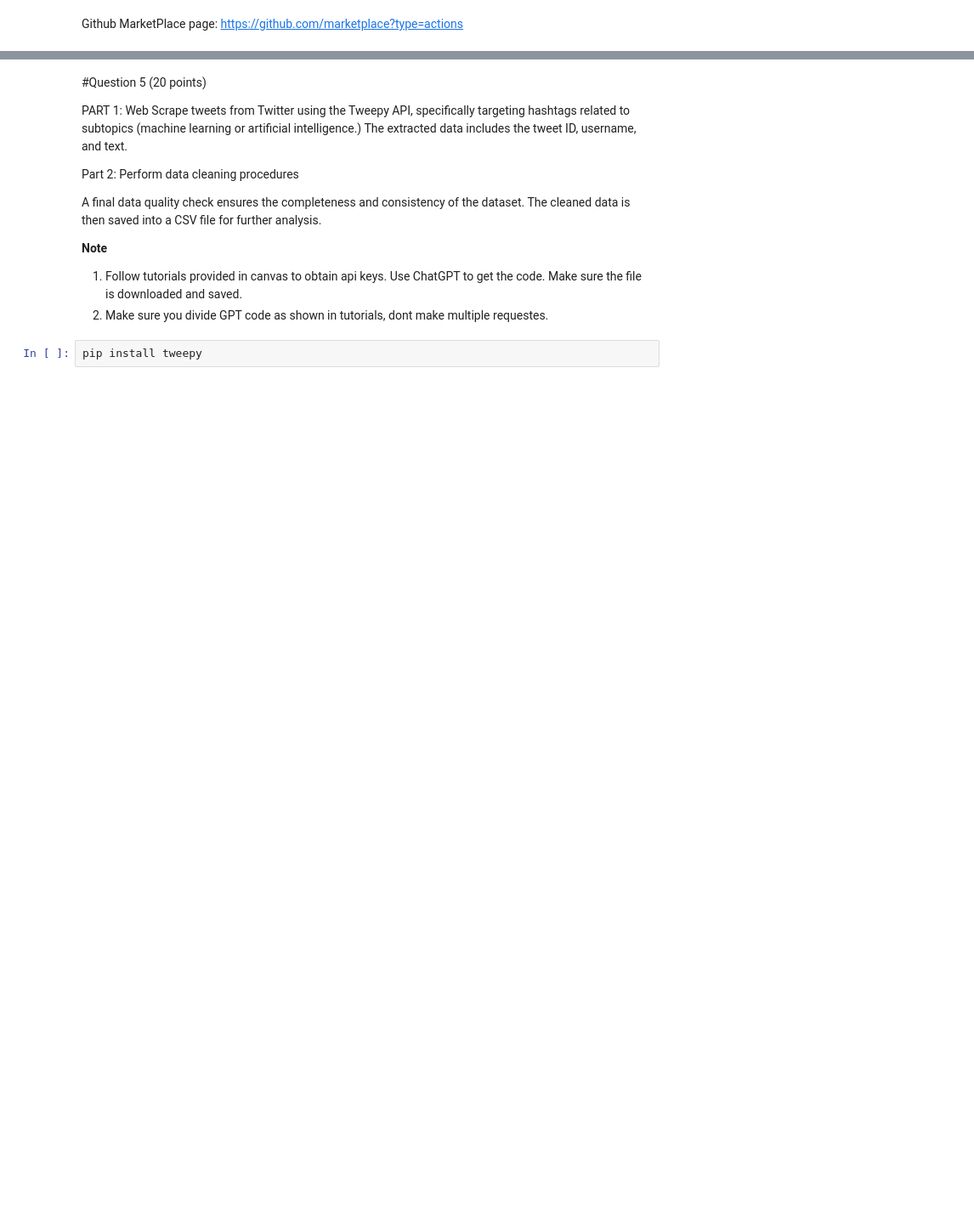
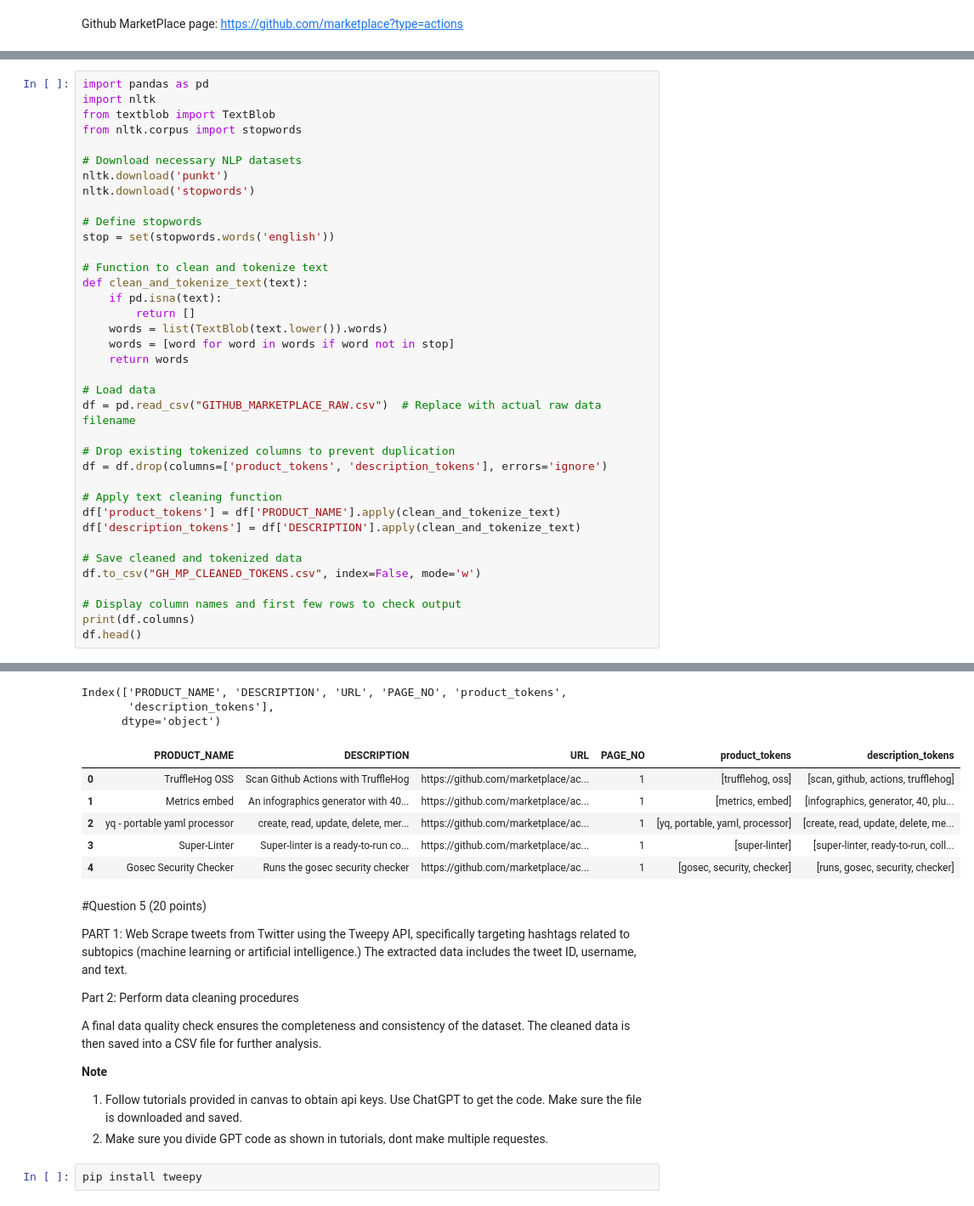
Before and after one commit to NikhilaArutla/Nikhila_INFO5731_Spring2025, a Jupyter notebook: Arutla_Nikhila_Assignment_02.ipynb, the cells around one changed output, grey strips where cells are left out. Shown at 85% size. Cells and saved outputs as stored; diff of their text form; blank space fills up the shorter version.

```diff
--- a/Arutla_Nikhila_Assignment_02.ipynb
+++ b/Arutla_Nikhila_Assignment_02.ipynb
@@ -432,0 +517,38 @@ https://github.com/marketplace?type=actions
+# %%
+import pandas as pd
+import nltk
+from textblob import TextBlob
+from nltk.corpus import stopwords
+
+# Download necessary NLP datasets
+nltk.download('punkt')
+nltk.download('stopwords')
+
+# Define stopwords
+stop = set(stopwords.words('english'))
+
+# Function to clean and tokenize text
+def clean_and_tokenize_text(text):
+    if pd.isna(text):
+        return []
+    words = list(TextBlob(text.lower()).words)
+    words = [word for word in words if word not in stop]
+    return words
+
+# Load data
+df = pd.read_csv("GITHUB_MARKETPLACE_RAW.csv")  # Replace with actual raw data filename
+
+# Drop existing tokenized columns to prevent duplication
+df = df.drop(columns=['product_tokens', 'description_tokens'], errors='ignore')
+
+# Apply text cleaning function
+df['product_tokens'] = df['PRODUCT_NAME'].apply(clean_and_tokenize_text)
+df['description_tokens'] = df['DESCRIPTION'].apply(clean_and_tokenize_text)
+
+# Save cleaned and tokenized data
+df.to_csv("GH_MP_CLEANED_TOKENS.csv", index=False, mode='w')
+
+# Display column names and first few rows to check output
+print(df.columns)
+df.head()
+# %% [output]
@@ -433,3 +559,12 @@ https://github.com/marketplace?type=actions
+Index(['PRODUCT_NAME', 'DESCRIPTION', 'URL', 'PAGE_NO', 'product_tokens',
+       'description_tokens'],
+      dtype='object')
+|  | PRODUCT_NAME | DESCRIPTION | URL | PAGE_NO | product_tokens | description_tokens |
+| 0 | TruffleHog OSS | Scan Github Actions with TruffleHog | https://github.com/marketplace/ac... | 1 | [trufflehog, oss] | [scan, github, actions, trufflehog] |
+| 1 | Metrics embed | An infographics generator with 40... | https://github.com/marketplace/ac... | 1 | [metrics, embed] | [infographics, generator, 40, plu... |
+| 2 | yq - portable yaml processor | create, read, update, delete, mer... | https://github.com/marketplace/ac... | 1 | [yq, portable, yaml, processor] | [create, read, update, delete, me... |
+| 3 | Super-Linter | Super-linter is a ready-to-run co... | https://github.com/marketplace/ac... | 1 | [super-linter] | [super-linter, ready-to-run, coll... |
+| 4 | Gosec Security Checker | Runs the gosec security checker | https://github.com/marketplace/ac... | 1 | [gosec, security, checker] | [runs, gosec, security, checker] |
 # %% [markdown]
 #Question 5 (20 points)
 
```
Also changed, not shown: parts of 4 cells of this notebook.
